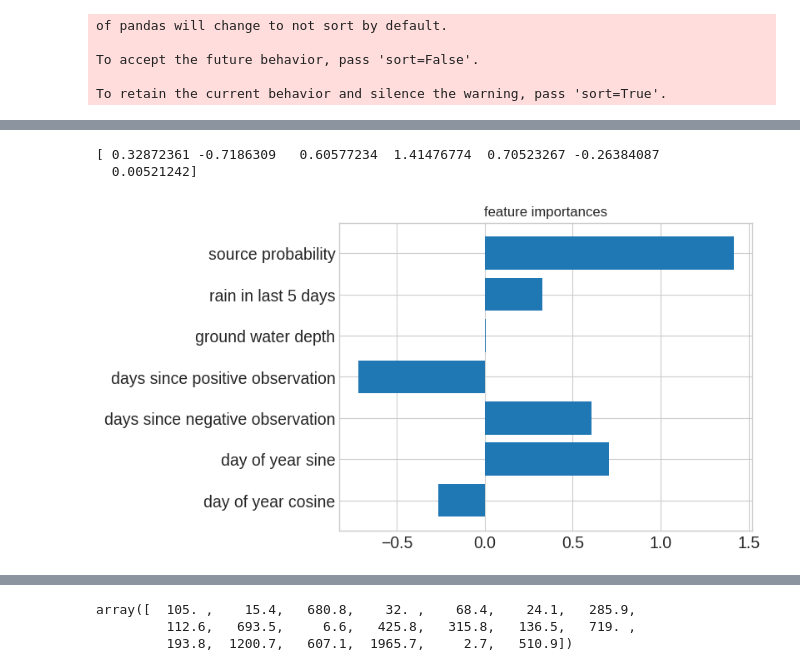
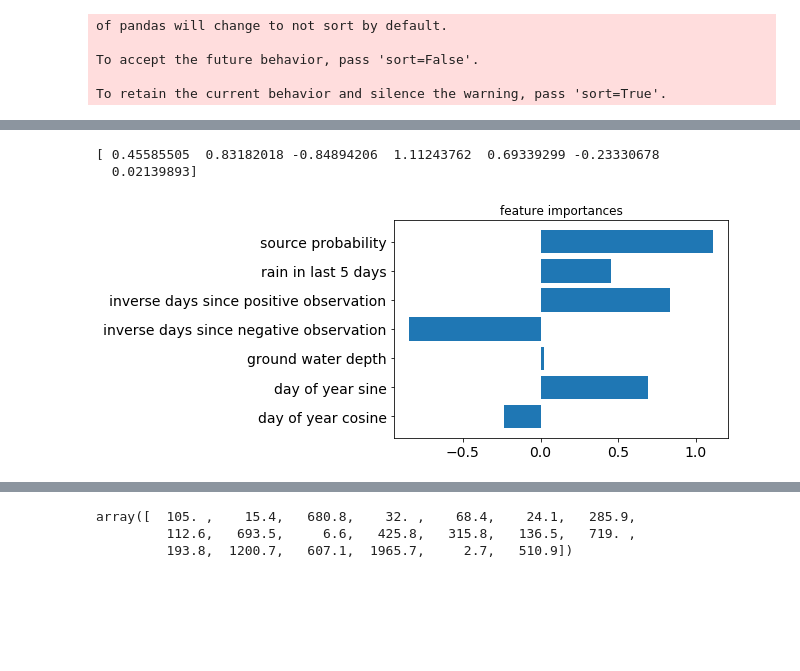
Before and after one commit to ishmandoo/trickle-tracker, a Jupyter notebook: predictor_combined.ipynb, the cells around one changed output, grey strips where cells are left out. Saved outputs shown, nothing was run; the diff lists cells and outputs as text; code cells hidden in the pictures; blank space fills up the shorter version.

```diff
--- a/predictor_combined.ipynb
+++ b/predictor_combined.ipynb
@@ -369,12 +348,12 @@ date_before = datetime.datetime(2019, 7, 1)
 #inputs = min_max_scaler.fit_transform(inputs)
 
 
-train = data[data_over.date < date_before]
+train = data[data.date < date_before]
 
 train_neg_over = train[train.status == 0].sample(train[train.status == 1].shape[0], replace=True)
 train = pd.concat([train[train.status == 1], train_neg_over], axis=0)
 
-test = data[data_over.date >= date_before]
+test = data[data.date >= date_before]
 
 
 test_neg_over = test[test.status == 0].sample(test[test.status == 1].shape[0], replace=True)
@@ -386,5 +365,9 @@ print(train.shape,  test.shape)
 # %%
 rain_5_avg_source = train.groupby("mile").rain_5.mean()
+
+
+data["rain_5_avg"] = data.mile.map(lambda m: rain_5_avg_source.get(m))
+
 train["rain_5_avg"] = train.mile.map(lambda m: rain_5_avg_source.get(m))
 train["rain_5_rel"] = train.rain_5 / train.rain_5_avg
 
@@ -399,7 +382,7 @@ test["rain_3_avg"] = test.mile.map(lambda m: rain_3_avg_source.get(m))
 test["rain_3_rel"] = test.rain_3/ test.rain_3_avg
 # %%
 # calculate last results normalized by overall measurement frequency per source
-last_avg_source = data.groupby("mile")["last"].mean()
+last_avg_source = data.groupby("mile")["last_result"].mean()
 
 train["last_avg"] = train.mile.map(lambda m: last_avg_source.get(m))
 train["last_neg_rel"] = train.last_neg / train.last_avg
@@ -564,22 +536,0 @@ Text(0,0.5,'Precision')
-# %%
-fig = plt.figure(figsize=(8, 8))
-
-ax = fig.add_subplot(111)
-
-ax.plot([0, 1], [0, 1], 'k--')
-
-clf = LogisticRegression()
-
-plt.rc('xtick', labelsize=16)
-plt.rc('ytick', labelsize=16)
-
-x=X_train
-y=y_train
-for train,test in cv.split(x,y):
-    prediction = clf.fit(x.iloc[train],y.iloc[train]).predict_proba(x.iloc[test])
-    fpr, tpr, t = roc_curve(y[test], prediction[:, 1])
-    tprs.append(interp(mean_fpr, fpr, tpr))
-    roc_auc = auc(fpr, tpr)
-    aucs.append(roc_auc)
-    plt.plot(fpr, tpr, lw=2, alpha=0.3, label='ROC fold %d (AUC = %0.2f)' % (i, roc_auc))
-    i= i+1
@@ -654,27 +570,30 @@ plt.show()
 # %%
+# plot feature importances
 imp =model.get_params()['estimator'].coef_[0]
 
 names = {
     'cosDOY': 'day of year cosine',
     'sinDOY': 'day of year sine',
     'rain_5_rel': 'rain in last 5 days',
     'prob_exp': 'source probability',
     'last_pos': 'days since positive observation',
+    'last_pos_inv': 'inverse days since positive observation',
     'last_neg': 'days since negative observation',
+    'last_neg_inv': 'inverse days since negative observation',
     'ground_water': 'ground water depth'
 }
 
 print(imp)
 plt.rc('xtick', labelsize=14)
 plt.rc('ytick', labelsize=14)
 fig = plt.figure()
 ax = fig.add_subplot(111)
 plt.title("feature importances")
 ax.barh([names[feat] for feat in X_test.columns], imp)
 #ax.set_xticklabels( ["cosine day of year", "ground water depth", "last negative observation","last positive observation",  "source probability", "rain in last 3 days",  "rain in last 5 days", "sine day of year)"], rotation=45 , ha="right")
 plt.show()
 # %% [output]
-[ 0.32872361 -0.7186309   0.60577234  1.41476774  0.70523267 -0.26384087
-  0.00521242]
+[ 0.45585505  0.83182018 -0.84894206  1.11243762  0.69339299 -0.23330678
+  0.02139893]
-[figure, old version]
+[figure, new version]
 # %%
```
Also changed, not shown: parts of 31 cells of this notebook.
